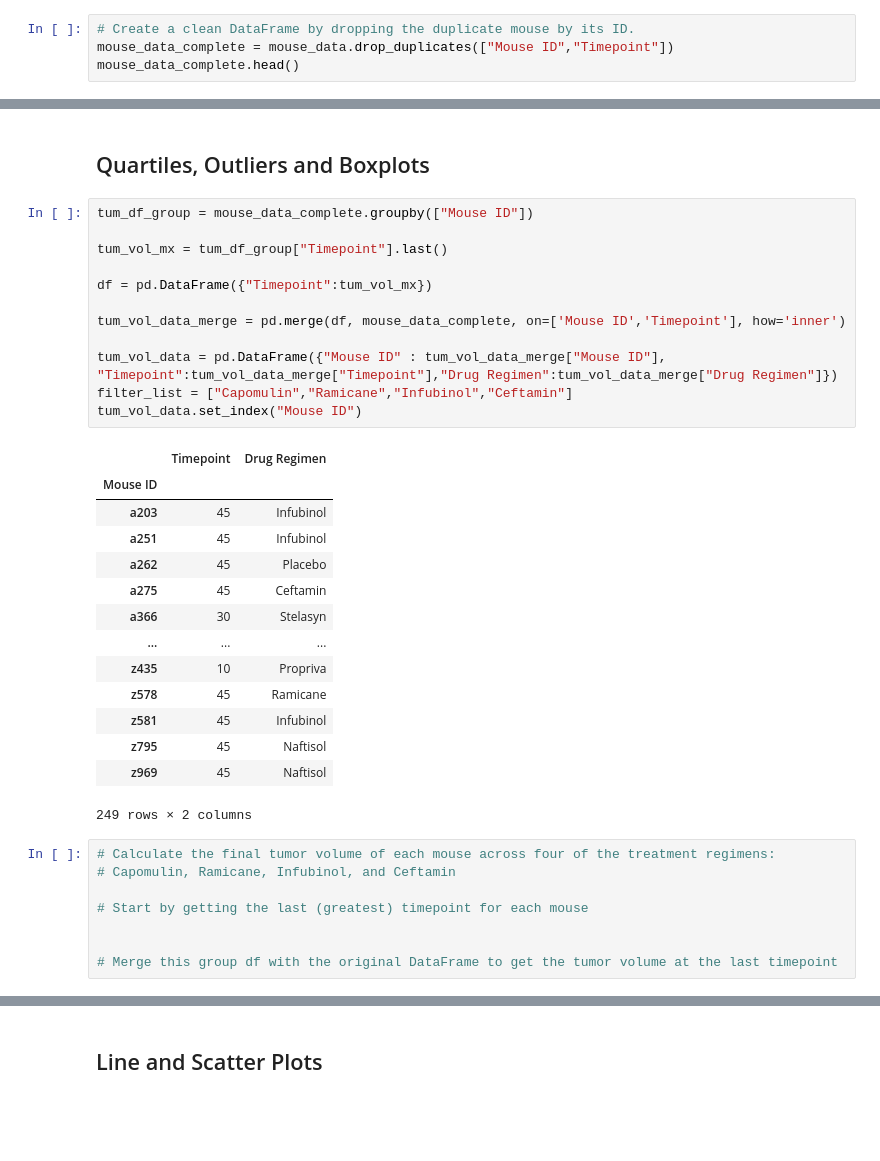
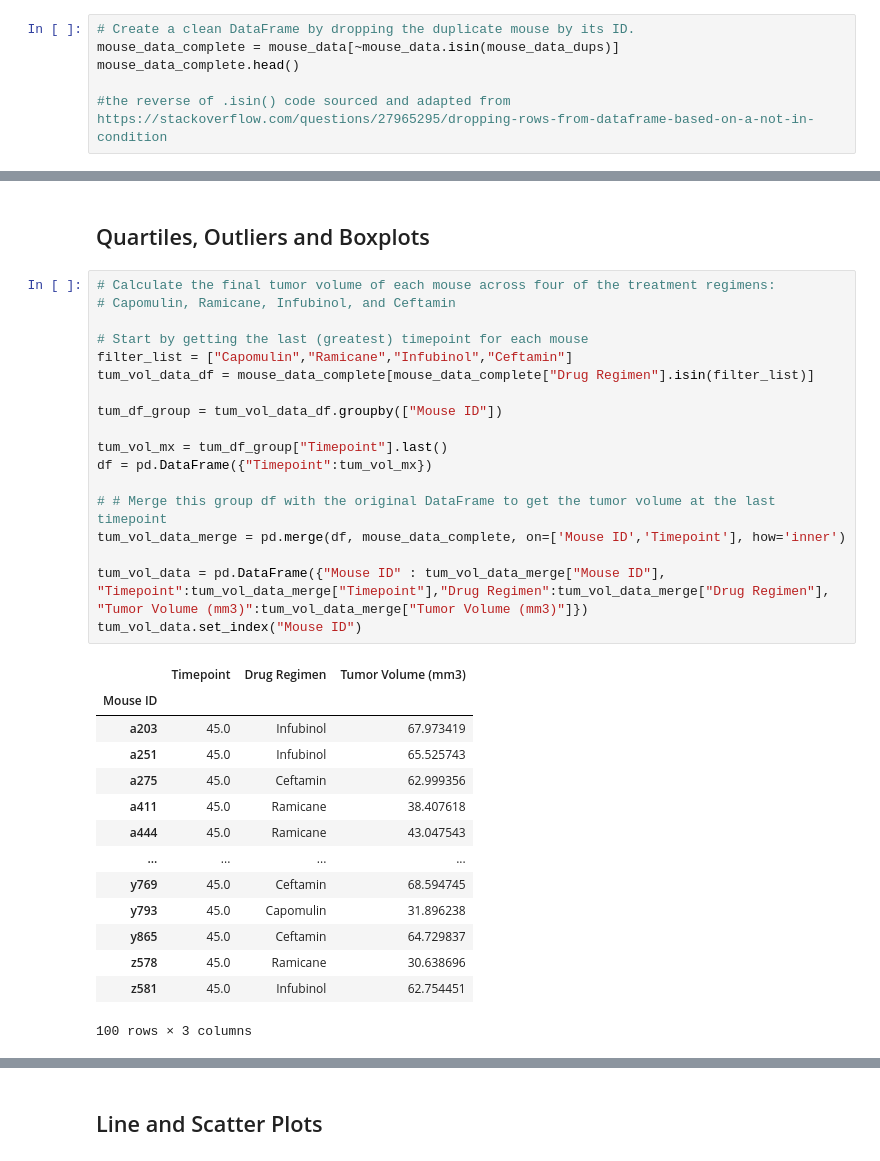
Before and after one commit to JulieKent/BootCamp_matplotlib-challenge, a Jupyter notebook: Pymaceuticals/pymaceuticals_starter.ipynb, the cells around one changed output, grey strips where cells are left out. Cells and saved outputs as stored; diff of their text form; blank space fills up the shorter version.

```diff
--- a/Pymaceuticals/pymaceuticals_starter.ipynb
+++ b/Pymaceuticals/pymaceuticals_starter.ipynb
@@ -70,7 +71,9 @@ mouse_data_dups
 | 1592 | g989 | 35 | 62.570880 | 2 | Propriva | Female | 21 | ... |
 # %%
 # Create a clean DataFrame by dropping the duplicate mouse by its ID.
-mouse_data_complete = mouse_data.drop_duplicates(["Mouse ID","Timepoint"])
+mouse_data_complete = mouse_data[~mouse_data.isin(mouse_data_dups)]
 mouse_data_complete.head()
+
+#the reverse of .isin() code sourced and adapted from https://stackoverflow.com/questions/27965295/dropping-rows-from-dataframe-based-on-a-not-in-condition
 # %% [output]
 |  | Mouse ID | Timepoint | Tumor Volume (mm3) | Metastatic Sites | Drug Regimen | Sex | Age_months | ... |
@@ -192,39 +193,37 @@ plt.show()
 # %% [markdown]
 ## Quartiles, Outliers and Boxplots
 # %%
-tum_df_group = mouse_data_complete.groupby(["Mouse ID"])
+# Calculate the final tumor volume of each mouse across four of the treatment regimens:
+# Capomulin, Ramicane, Infubinol, and Ceftamin
+
+# Start by getting the last (greatest) timepoint for each mouse
+filter_list = ["Capomulin","Ramicane","Infubinol","Ceftamin"]
+tum_vol_data_df = mouse_data_complete[mouse_data_complete["Drug Regimen"].isin(filter_list)]
+
+tum_df_group = tum_vol_data_df.groupby(["Mouse ID"])
 
 tum_vol_mx = tum_df_group["Timepoint"].last()
-
 df = pd.DataFrame({"Timepoint":tum_vol_mx})
 
+# # Merge this group df with the original DataFrame to get the tumor volume at the last timepoint
 tum_vol_data_merge = pd.merge(df, mouse_data_complete, on=['Mouse ID','Timepoint'], how='inner')
 
-tum_vol_data = pd.DataFrame({"Mouse ID" : tum_vol_data_merge["Mouse ID"], "Timepoint":tum_vol_data_merge["Timepoint"],"Drug Regimen":tum_vol_data_merge["Drug Regimen"]})
-filter_list = ["Capomulin","Ramicane","Infubinol","Ceftamin"]
+tum_vol_data = pd.DataFrame({"Mouse ID" : tum_vol_data_merge["Mouse ID"], "Timepoint":tum_vol_data_merge["Timepoint"],"Drug Regimen":tum_vol_data_merge["Drug Regimen"], "Tumor Volume (mm3)":tum_vol_data_merge["Tumor Volume (mm3)"]})
 tum_vol_data.set_index("Mouse ID")
 # %% [output]
-|  | Timepoint | Drug Regimen |
-| Mouse ID |  |  |
-| a203 | 45 | Infubinol |
-| a251 | 45 | Infubinol |
-| a262 | 45 | Placebo |
-| a275 | 45 | Ceftamin |
-| a366 | 30 | Stelasyn |
-| ... | ... | ... |
-| z435 | 10 | Propriva |
-| z578 | 45 | Ramicane |
-| z581 | 45 | Infubinol |
-| z795 | 45 | Naftisol |
-| z969 | 45 | Naftisol |
+|  | Timepoint | Drug Regimen | Tumor Volume (mm3) |
+| Mouse ID |  |  |  |
+| a203 | 45.0 | Infubinol | 67.973419 |
+| a251 | 45.0 | Infubinol | 65.525743 |
+| a275 | 45.0 | Ceftamin | 62.999356 |
+| a411 | 45.0 | Ramicane | 38.407618 |
+| a444 | 45.0 | Ramicane | 43.047543 |
+| ... | ... | ... | ... |
+| y769 | 45.0 | Ceftamin | 68.594745 |
+| y793 | 45.0 | Capomulin | 31.896238 |
+| y865 | 45.0 | Ceftamin | 64.729837 |
+| z578 | 45.0 | Ramicane | 30.638696 |
+| z581 | 45.0 | Infubinol | 62.754451 |
-249 rows × 2 columns
+100 rows × 3 columns
-# %%
-# Calculate the final tumor volume of each mouse across four of the treatment regimens:
-# Capomulin, Ramicane, Infubinol, and Ceftamin
-
-# Start by getting the last (greatest) timepoint for each mouse
-
-
-# Merge this group df with the original DataFrame to get the tumor volume at the last timepoint
 # %%
 # Put treatments into a list for for loop (and later for plot labels)
```
Also changed, not shown: parts of 11 cells of this notebook.
